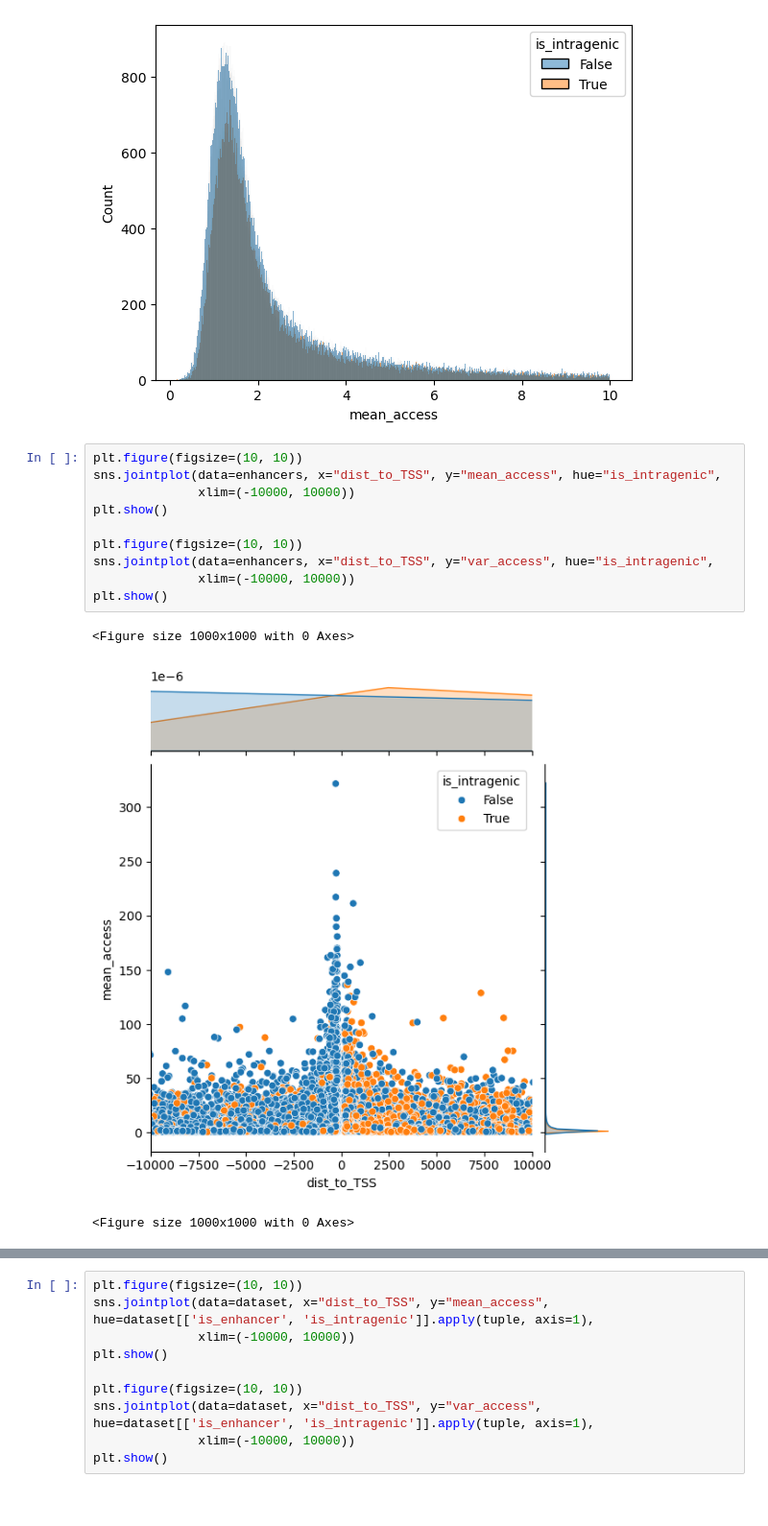
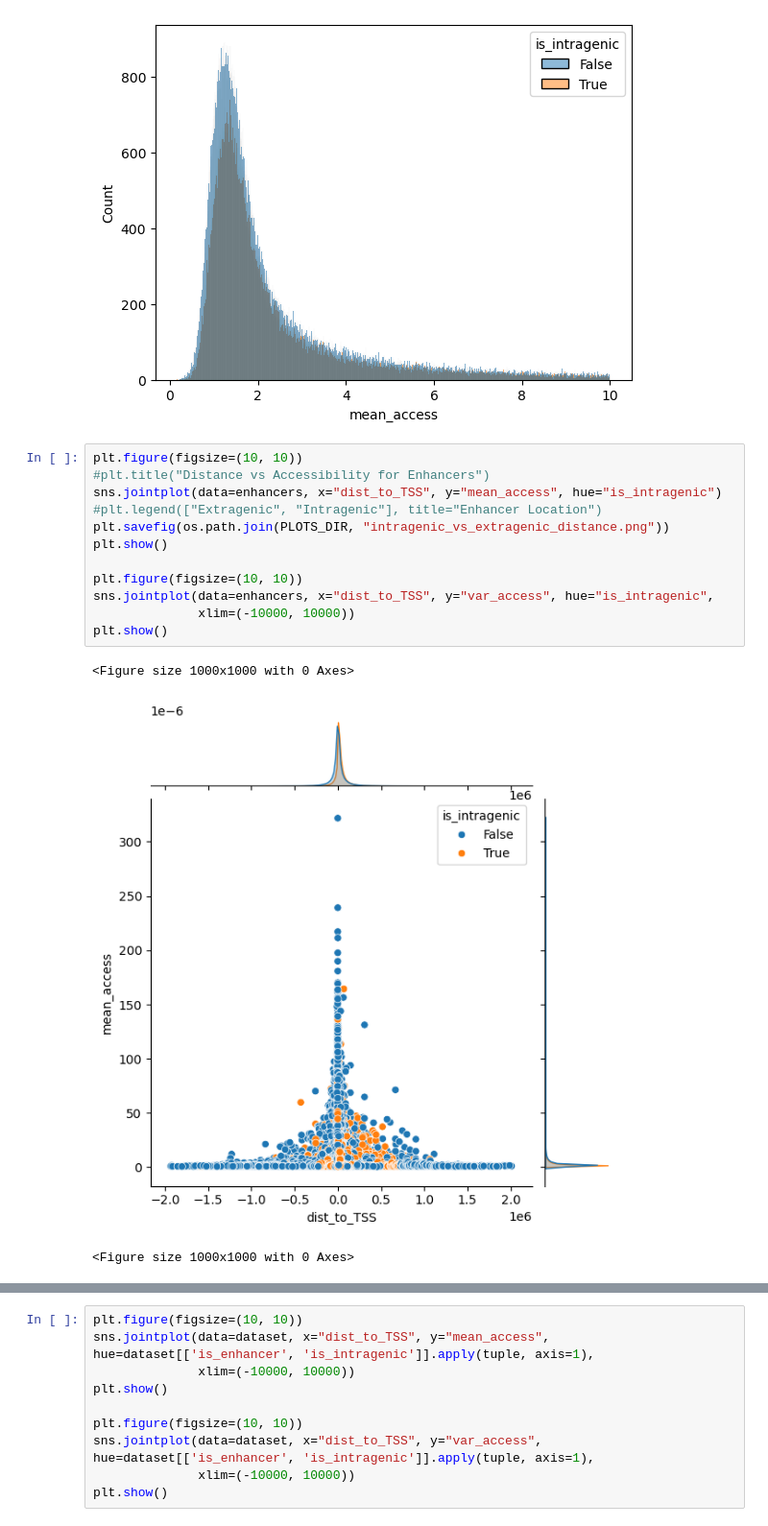
Before and after one commit to Topic2-Gene-Regulation-Immune-Cells/ILC-cells-Team4, a Jupyter notebook: 02_tss_analysis.ipynb, the cells around one changed output, grey strips where cells are left out. Shown at 96% size. Saved outputs shown, nothing was run; the diff lists cells and outputs as text.

```diff
--- a/02_tss_analysis.ipynb
+++ b/02_tss_analysis.ipynb
@@ -303,17 +297,19 @@ sns.histplot(data=enhancers[(enhancers["mean_access"] <= 10)],
 [figure]
 # %%
 plt.figure(figsize=(10, 10))
-sns.jointplot(data=enhancers, x="dist_to_TSS", y="mean_access", hue="is_intragenic",
-              xlim=(-10000, 10000))
+#plt.title("Distance vs Accessibility for Enhancers")
+sns.jointplot(data=enhancers, x="dist_to_TSS", y="mean_access", hue="is_intragenic")
+#plt.legend(["Extragenic", "Intragenic"], title="Enhancer Location")
+plt.savefig(os.path.join(PLOTS_DIR, "intragenic_vs_extragenic_distance.png"))
 plt.show()
 
 plt.figure(figsize=(10, 10))
 sns.jointplot(data=enhancers, x="dist_to_TSS", y="var_access", hue="is_intragenic",
               xlim=(-10000, 10000))
 plt.show()
 # %% [output]
 <Figure size 1000x1000 with 0 Axes>
-[figure, old version]
+[figure, new version]
 <Figure size 1000x1000 with 0 Axes>
 [figure]
 # %%
```
Also changed, not shown: parts of 5 cells of this notebook, 7 other files.
